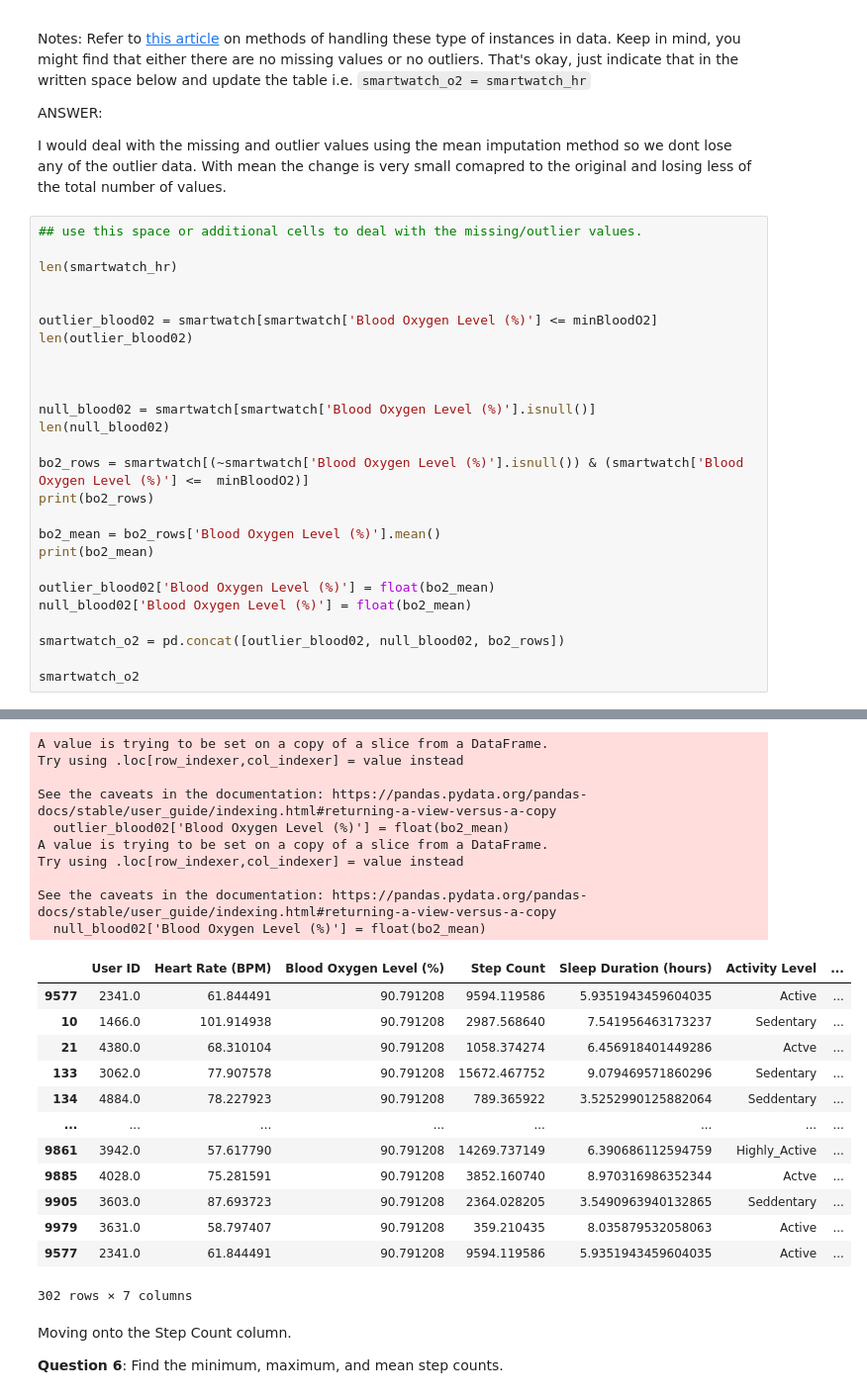
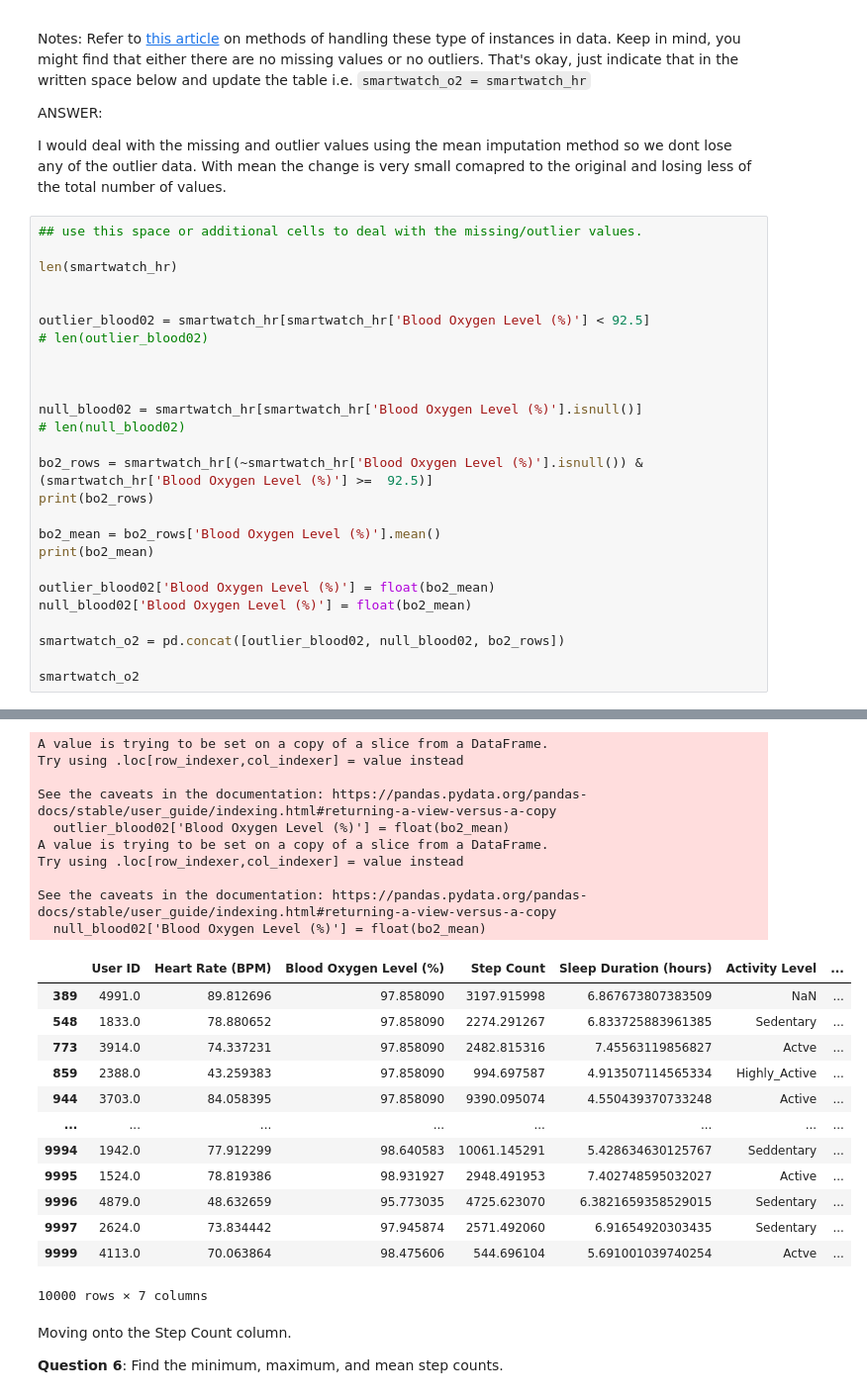
Before and after one commit to BMC-Intersectional-Data-Feminism/exercise-2-data-cleaning-and-analysis-sshivakumar31, a Jupyter notebook: exercise2.ipynb, the cells around one changed output, grey strips where cells are left out. Shown at 99% size. Saved outputs shown, nothing was run; the diff lists cells and outputs as text.

```diff
--- a/exercise2.ipynb
+++ b/exercise2.ipynb
@@ -227,15 +208,15 @@ I would deal with the missing and outlier values using the mean imputation metho
 len(smartwatch_hr)
 
 
-outlier_blood02 = smartwatch[smartwatch['Blood Oxygen Level (%)'] <= minBloodO2]
-len(outlier_blood02)
+outlier_blood02 = smartwatch_hr[smartwatch_hr['Blood Oxygen Level (%)'] < 92.5]
+# len(outlier_blood02)
 
 
 
-null_blood02 = smartwatch[smartwatch['Blood Oxygen Level (%)'].isnull()]
-len(null_blood02)
+null_blood02 = smartwatch_hr[smartwatch_hr['Blood Oxygen Level (%)'].isnull()]
+# len(null_blood02)
 
-bo2_rows = smartwatch[(~smartwatch['Blood Oxygen Level (%)'].isnull()) & (smartwatch['Blood Oxygen Level (%)'] <=  minBloodO2)]
+bo2_rows = smartwatch_hr[(~smartwatch_hr['Blood Oxygen Level (%)'].isnull()) & (smartwatch_hr['Blood Oxygen Level (%)'] >=  92.5)]
 print(bo2_rows)
 
 bo2_mean = bo2_rows['Blood Oxygen Level (%)'].mean()
@@ -257,26 +249,26 @@ smartwatch_o2
 A value is trying to be set on a copy of a slice from a DataFrame.
 Try using .loc[row_indexer,col_indexer] = value instead
 
 See the caveats in the documentation: https://pandas.pydata.org/pandas-docs/stable/user_guide/indexing.html#returning-a-view-versus-a-copy
   outlier_blood02['Blood Oxygen Level (%)'] = float(bo2_mean)
 A value is trying to be set on a copy of a slice from a DataFrame.
 Try using .loc[row_indexer,col_indexer] = value instead
 
 See the caveats in the documentation: https://pandas.pydata.org/pandas-docs/stable/user_guide/indexing.html#returning-a-view-versus-a-copy
   null_blood02['Blood Oxygen Level (%)'] = float(bo2_mean)
 |  | User ID | Heart Rate (BPM) | Blood Oxygen Level (%) | Step Count | Sleep Duration (hours) | Activity Level | ... |
-| 9577 | 2341.0 | 61.844491 | 90.791208 | 9594.119586 | 5.9351943459604035 | Active | ... |
-| 10 | 1466.0 | 101.914938 | 90.791208 | 2987.568640 | 7.541956463173237 | Sedentary | ... |
-| 21 | 4380.0 | 68.310104 | 90.791208 | 1058.374274 | 6.456918401449286 | Actve | ... |
-| 133 | 3062.0 | 77.907578 | 90.791208 | 15672.467752 | 9.079469571860296 | Sedentary | ... |
-| 134 | 4884.0 | 78.227923 | 90.791208 | 789.365922 | 3.5252990125882064 | Seddentary | ... |
+| 389 | 4991.0 | 89.812696 | 97.858090 | 3197.915998 | 6.867673807383509 | NaN | ... |
+| 548 | 1833.0 | 78.880652 | 97.858090 | 2274.291267 | 6.833725883961385 | Sedentary | ... |
+| 773 | 3914.0 | 74.337231 | 97.858090 | 2482.815316 | 7.45563119856827 | Actve | ... |
+| 859 | 2388.0 | 43.259383 | 97.858090 | 994.697587 | 4.913507114565334 | Highly_Active | ... |
+| 944 | 3703.0 | 84.058395 | 97.858090 | 9390.095074 | 4.550439370733248 | Active | ... |
 | ... | ... | ... | ... | ... | ... | ... | ... |
-| 9861 | 3942.0 | 57.617790 | 90.791208 | 14269.737149 | 6.390686112594759 | Highly_Active | ... |
-| 9885 | 4028.0 | 75.281591 | 90.791208 | 3852.160740 | 8.970316986352344 | Actve | ... |
-| 9905 | 3603.0 | 87.693723 | 90.791208 | 2364.028205 | 3.5490963940132865 | Seddentary | ... |
-| 9979 | 3631.0 | 58.797407 | 90.791208 | 359.210435 | 8.035879532058063 | Active | ... |
-| 9577 | 2341.0 | 61.844491 | 90.791208 | 9594.119586 | 5.9351943459604035 | Active | ... |
+| 9994 | 1942.0 | 77.912299 | 98.640583 | 10061.145291 | 5.428634630125767 | Seddentary | ... |
+| 9995 | 1524.0 | 78.819386 | 98.931927 | 2948.491953 | 7.402748595032027 | Active | ... |
+| 9996 | 4879.0 | 48.632659 | 95.773035 | 4725.623070 | 6.3821659358529015 | Sedentary | ... |
+| 9997 | 2624.0 | 73.834442 | 97.945874 | 2571.492060 | 6.91654920303435 | Sedentary | ... |
+| 9999 | 4113.0 | 70.063864 | 98.475606 | 544.696104 | 5.691001039740254 | Actve | ... |
-302 rows × 7 columns
+10000 rows × 7 columns
 # %% [markdown]
 Moving onto the Step Count column.
 
```
Also changed, not shown: parts of 20 cells of this notebook, 1 other file.
